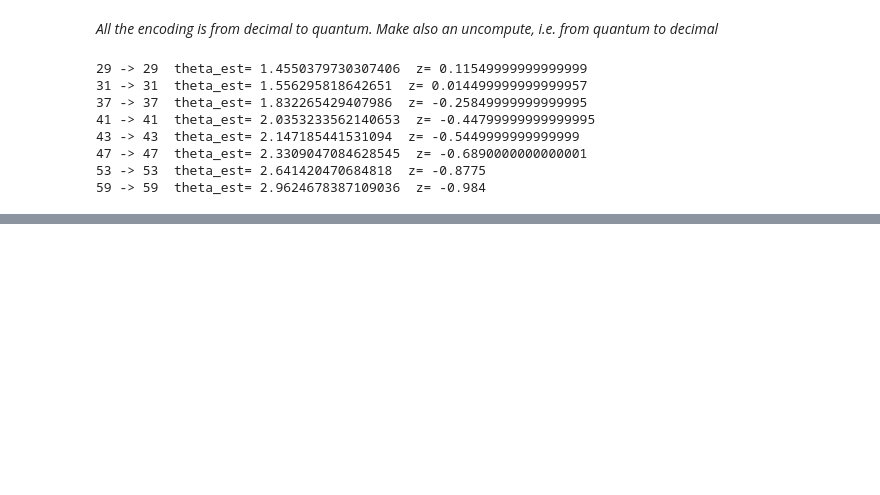
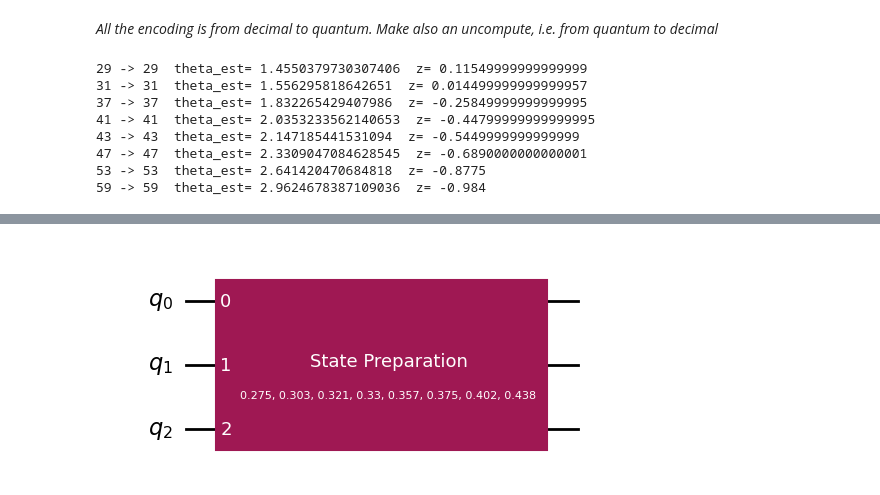
Before and after one commit to RowieK/Quantum-Computing-Minor, a Jupyter notebook: QCA/Assignment 1/assignment_1.ipynb, the cells around one changed output, grey strips where cells are left out. Cells and saved outputs as stored; diff of their text form; code cells hidden in the pictures; blank space fills up the shorter version.

```diff
--- a/QCA/Assignment 1/assignment_1.ipynb
+++ b/QCA/Assignment 1/assignment_1.ipynb
@@ -232,0 +249,20 @@ for x in values:
+# %%
+import numpy as np
+from qiskit import QuantumCircuit
+
+# numbers
+x = np.array([61, 67, 71, 73, 79, 83, 89, 97])
+
+# normalize
+norm = np.linalg.norm(x)
+state = x / norm
+
+# create circuit with 3 qubits
+qc = QuantumCircuit(3)
+
+# prepare amplitude encoded state
+qc.prepare_state(state, [0, 1, 2])
+
+qc.draw('mpl')
+# %% [output]
+[figure, added]
```
Also changed, not shown: parts of 6 cells of this notebook.
